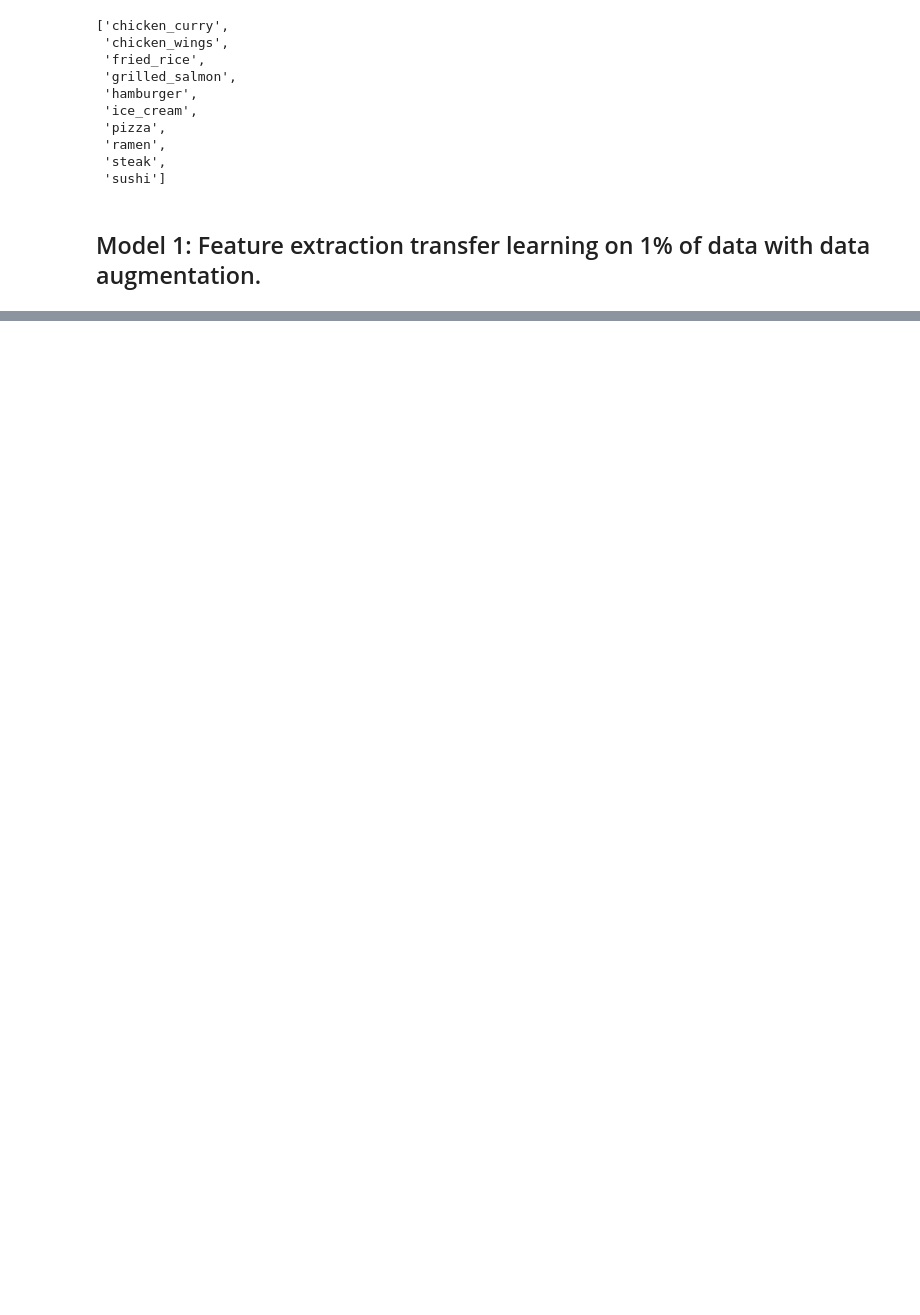
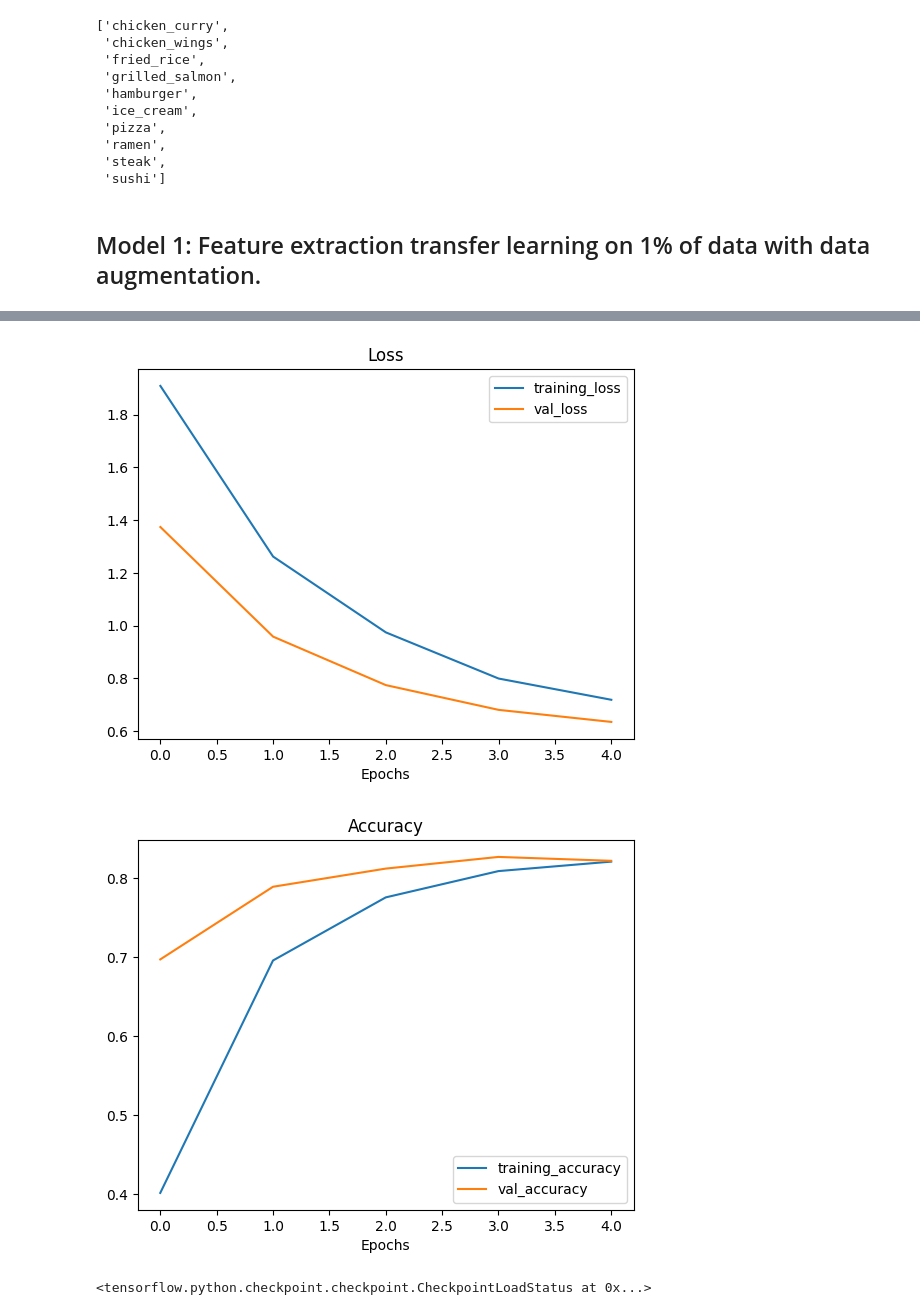
Before and after one commit to aakriti-dot/Tensorflow, a Jupyter notebook: TransferLearning_FineTuning.ipynb, the cells around one changed output, grey strips where cells are left out. Cells and saved outputs as stored; diff of their text form; code cells hidden in the pictures; blank space fills up the shorter version.

```diff
--- a/TransferLearning_FineTuning.ipynb
+++ b/TransferLearning_FineTuning.ipynb
@@ -445,0 +448,14 @@ plot_loss_curves(history_1_percent)
+# %%
+#Get 10% of data
+import tensorflow as tf
+train_dir_10_percent = "10_food_classes_10_percent/train"
+test_dir = "10_food_classes_10_percent/test"
+# %%
+#Set data inputs
+IMG_SIZE=(224,224)
+train_data_10_percent = tf.keras.preprocessing.image_dataset_from_directory(train_dir_10_percent,
+                                                                            label_mode='categorical',
+                                                                            image_size=IMG_SIZE)
+test_data = tf.keras.preprocessing.image_dataset_from_directory(test_dir,
+                                                      label_mode='categorical',
+                                                      image_size=IMG_SIZE)
@@ -445,0 +525,9 @@ plot_loss_curves(history_1_percent)
+# %%
+#Set checkpoint path
+checkpoint_path = "ten_percent_model_checkpoint_weights/checkpoint.ckpt"
+
+checkpoint_callback = tf.keras.callbacks.ModelCheckpoint(filepath=checkpoint_path,
+                                                         save_weights_only=True,
+                                                         save_best_only=False,
+                                                         save_freq='epoch',
+                                                         verbose=1)
@@ -445,0 +536,10 @@ plot_loss_curves(history_1_percent)
+# %%
+#Fit the model saving checkpoints every epoch
+initial_epochs = 5
+history_10_percent_data_aug = model_2.fit(train_data_10_percent,
+                                          epochs=initial_epochs,
+                                          validation_data=test_data,
+                                          validation_steps=int(0.25 * len(test_data)),
+                                          callbacks = [create_tensorboard_callback(dir_name='transfer_learning',
+                                                                                   experiment_name='10_percent_data_aug'),
+                                                       checkpoint_callback])
@@ -445,0 +568,11 @@ plot_loss_curves(history_1_percent)
+# %%
+plot_loss_curves(history_10_percent_data_aug)
+# %% [output]
+[figure, added]
+[figure, added]
+# %%
+##Loading in checkpointed weights
+#load in saved model weights and evaluate model
+model_2.load_weights(checkpoint_path)
+# %% [output]
+<tensorflow.python.checkpoint.checkpoint.CheckpointLoadStatus at 0x...>
```
Also changed, not shown: parts of 29 cells of this notebook.
